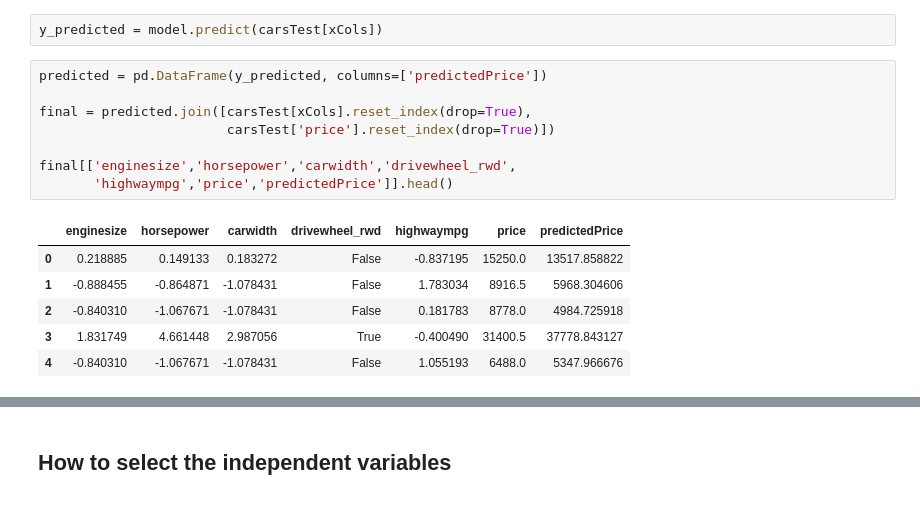
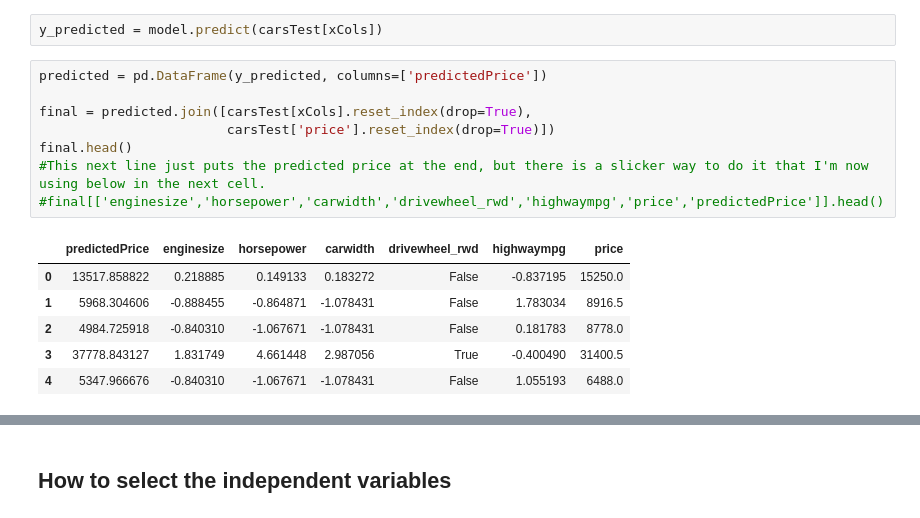
Before and after one commit to ncrowder/python, a Jupyter notebook: murach_data_analysis/class_demos/multiple_regression.ipynb, the cells around one changed output, grey strips where cells are left out. Drawn from its saved outputs; the diff is of its cells as text.

```diff
--- a/murach_data_analysis/class_demos/multiple_regression.ipynb
+++ b/murach_data_analysis/class_demos/multiple_regression.ipynb
@@ -516,15 +447,15 @@ y_predicted = model.predict(carsTest[xCols])
 # %%
 predicted = pd.DataFrame(y_predicted, columns=['predictedPrice'])
 
 final = predicted.join([carsTest[xCols].reset_index(drop=True),
                         carsTest['price'].reset_index(drop=True)])
-
-final[['enginesize','horsepower','carwidth','drivewheel_rwd',
-       'highwaympg','price','predictedPrice']].head()
+final.head()
+#This next line just puts the predicted price at the end, but there is a slicker way to do it that I'm now using below in the next cell.
+#final[['enginesize','horsepower','carwidth','drivewheel_rwd','highwaympg','price','predictedPrice']].head()
 # %% [output]
-|  | enginesize | horsepower | carwidth | drivewheel_rwd | highwaympg | price | predictedPrice |
-| 0 | 0.218885 | 0.149133 | 0.183272 | False | -0.837195 | 15250.0 | 13517.858822 |
-| 1 | -0.888455 | -0.864871 | -1.078431 | False | 1.783034 | 8916.5 | 5968.304606 |
-| 2 | -0.840310 | -1.067671 | -1.078431 | False | 0.181783 | 8778.0 | 4984.725918 |
-| 3 | 1.831749 | 4.661448 | 2.987056 | True | -0.400490 | 31400.5 | 37778.843127 |
-| 4 | -0.840310 | -1.067671 | -1.078431 | False | 1.055193 | 6488.0 | 5347.966676 |
+|  | predictedPrice | enginesize | horsepower | carwidth | drivewheel_rwd | highwaympg | price |
+| 0 | 13517.858822 | 0.218885 | 0.149133 | 0.183272 | False | -0.837195 | 15250.0 |
+| 1 | 5968.304606 | -0.888455 | -0.864871 | -1.078431 | False | 1.783034 | 8916.5 |
+| 2 | 4984.725918 | -0.840310 | -1.067671 | -1.078431 | False | 0.181783 | 8778.0 |
+| 3 | 37778.843127 | 1.831749 | 4.661448 | 2.987056 | True | -0.400490 | 31400.5 |
+| 4 | 5347.966676 | -0.840310 | -1.067671 | -1.078431 | False | 1.055193 | 6488.0 |
```
Also changed, not shown: parts of 33 cells of this notebook.
